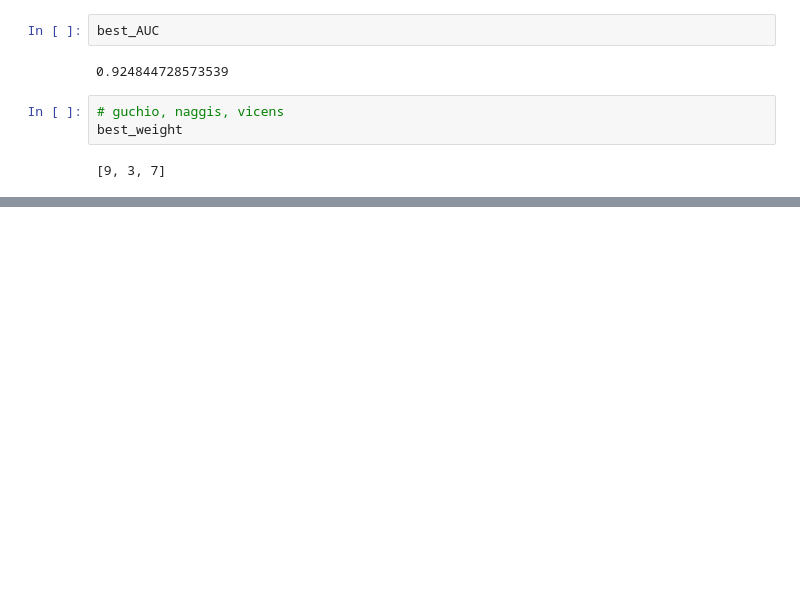
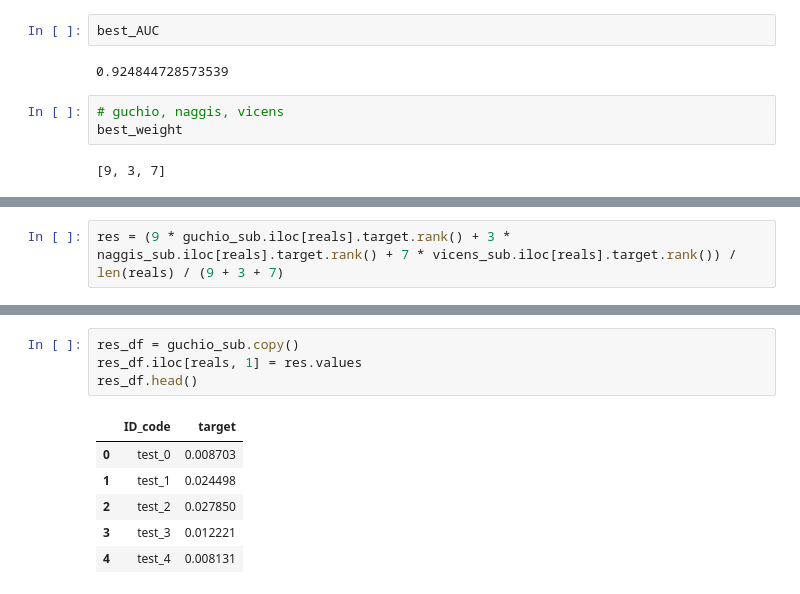
Before and after one commit to guchio3/kaggle-santander-2019, a Jupyter notebook: notebooks/e093_mk_submissions.ipynb, the cells around one changed output, grey strips where cells are left out. Saved outputs shown, nothing was run; the diff lists cells and outputs as text; blank space fills up the shorter version.

```diff
--- a/notebooks/e093_mk_submissions.ipynb
+++ b/notebooks/e093_mk_submissions.ipynb
@@ -182,0 +242,2 @@ best_weight
+# %%
+res = (9 * guchio_sub.iloc[reals].target.rank() + 3 * naggis_sub.iloc[reals].target.rank() + 7 * vicens_sub.iloc[reals].target.rank()) / len(reals) / (9 + 3 + 7)
@@ -182,0 +264,11 @@ best_weight
+# %%
+res_df = guchio_sub.copy()
+res_df.iloc[reals, 1] = res.values
+res_df.head()
+# %% [output]
+|  | ID_code | target |
+| 0 | test_0 | 0.008703 |
+| 1 | test_1 | 0.024498 |
+| 2 | test_2 | 0.027850 |
+| 3 | test_3 | 0.012221 |
+| 4 | test_4 | 0.008131 |
```
Also changed, not shown: parts of 14 cells of this notebook, 7 other files.
